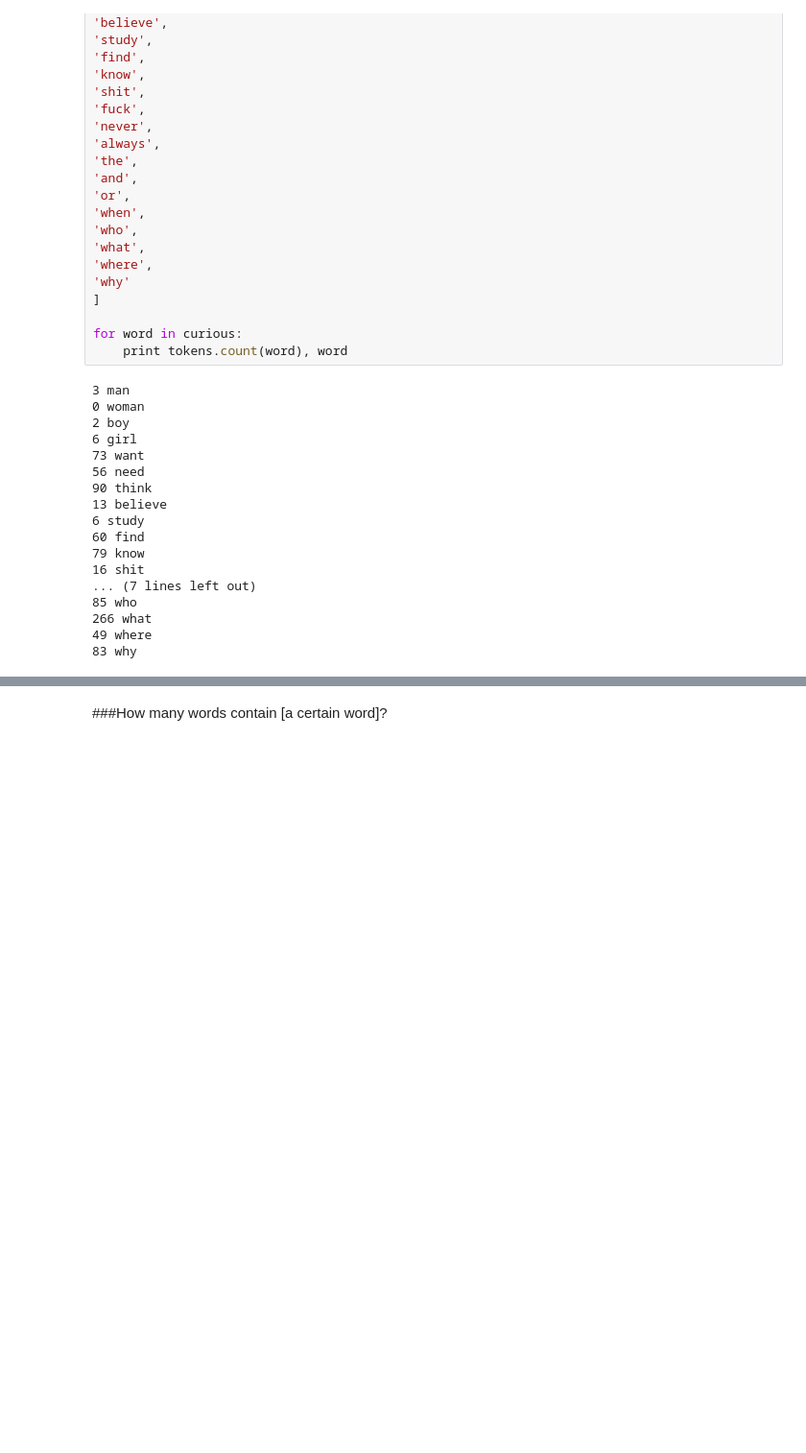
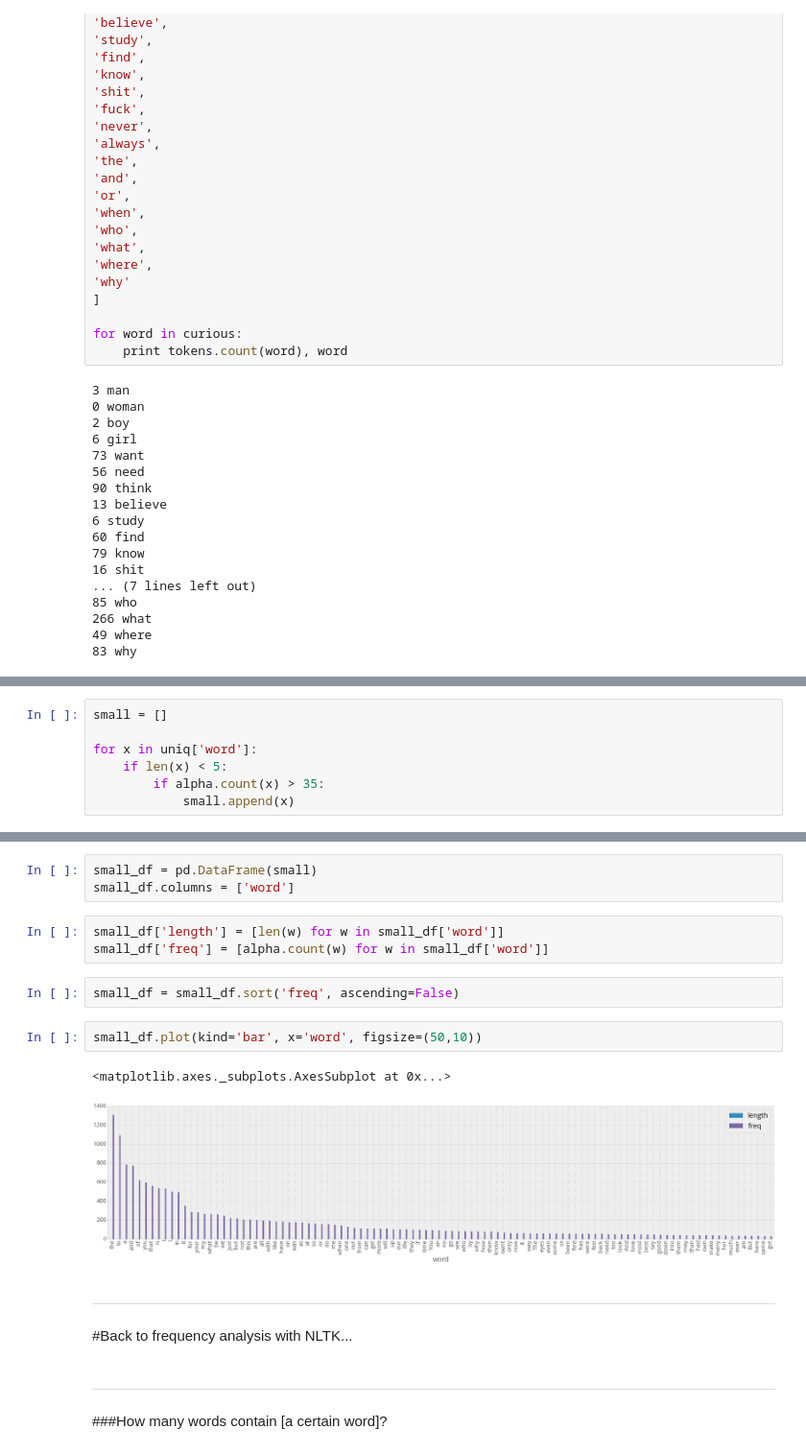
Before and after one commit to c-trl/nlp-with-xanga-entries, a Jupyter notebook: requests.ipynb, the cells around one changed output, grey strips where cells are left out. Shown: that part at 96% size. Drawn from its saved outputs; the diff is of its cells as text; blank space fills up the shorter version.

```diff
--- a/requests.ipynb
+++ b/requests.ipynb
@@ -412,0 +633,7 @@ for word in curious:
+# %%
+small = []
+
+for x in uniq['word']:
+    if len(x) < 5:
+        if alpha.count(x) > 35:
+            small.append(x)
@@ -413,3 +660,22 @@ for word in curious:
+# %%
+small_df = pd.DataFrame(small)
+small_df.columns = ['word']
+# %%
+small_df['length'] = [len(w) for w in small_df['word']]
+small_df['freq'] = [alpha.count(w) for w in small_df['word']]
+# %%
+small_df = small_df.sort('freq', ascending=False)
+# %%
+small_df.plot(kind='bar', x='word', figsize=(50,10))
+# %% [output]
+<matplotlib.axes._subplots.AxesSubplot at 0x...>
+[figure, added]
+# %% [markdown]
+---
+# %% [markdown]
+#Back to frequency analysis with NLTK...
+# %% [markdown]
+---
 # %% [markdown]
 ###How many words contain [a certain word]?
 # %%
```
Also changed, not shown: parts of 53 cells of this notebook.
